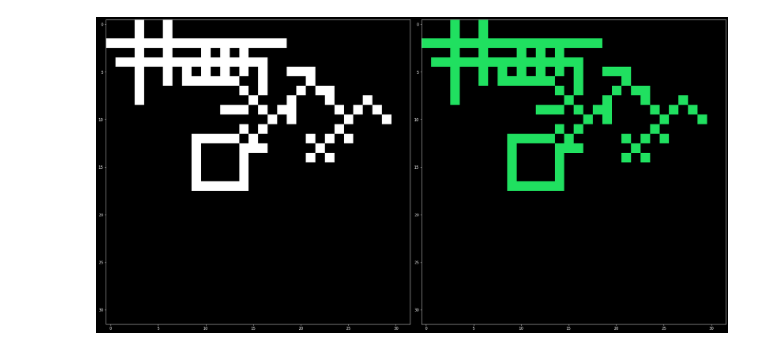
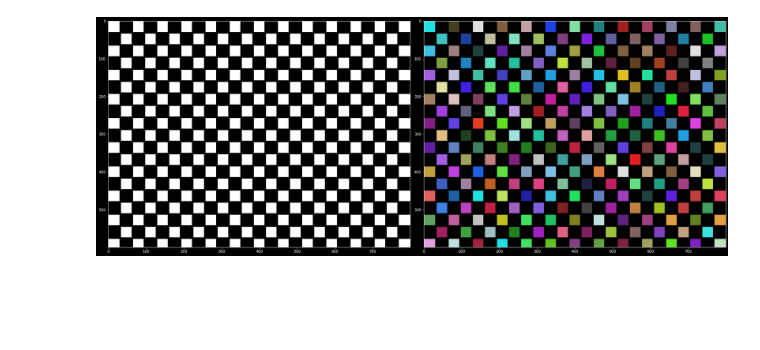
Before and after one commit to yl-jiang/ContourTracing, a Jupyter notebook: contour_tracing.ipynb, the cells around one changed output. Drawn from its saved outputs; the diff is of its cells as text; code cells hidden in the pictures; blank space fills up the shorter version.

```diff
--- a/contour_tracing.ipynb
+++ b/contour_tracing.ipynb
@@ -150,4 +158,4 @@ show_contour_tracing('./data/labyrinth.png')
 # %%
-show_contour_tracing('./data/lines.png')
+show_contour_tracing('./data/checker.png')
 # %% [output]
-[figure, old version]
+[figure, new version]
```
Also changed, not shown: parts of 6 cells of this notebook, 7 other files.
